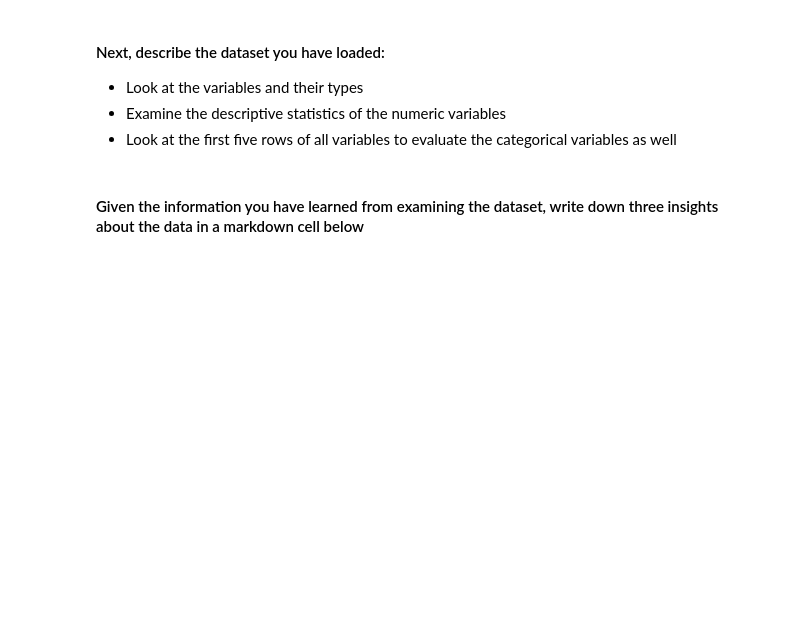
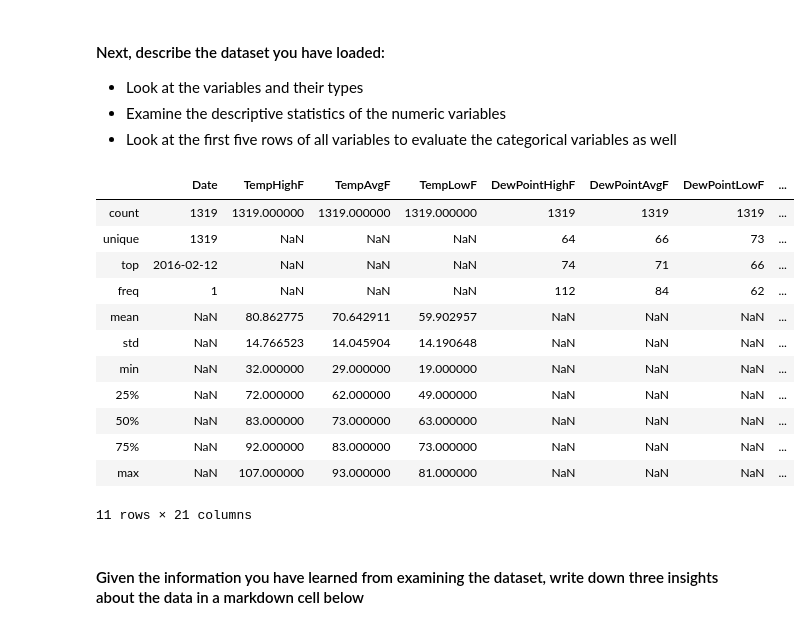
Before and after one commit to ta-data-lis/lab-intro-to-ml, a Jupyter notebook: your-code/main.ipynb, the cells around one changed output. Cells and saved outputs as stored; diff of their text form; code cells hidden in the pictures; blank space fills up the shorter version.

Commit message:
lab-intro-to-ml Raphael Leon

```diff
--- a/your-code/main.ipynb
+++ b/your-code/main.ipynb
@@ -16,0 +18,4 @@
+# %%
+# Your code here
+austin = pd.read_csv('C:\\Users\\rapha\\lab-intro-to-ml\\your-code\\austin_weather.csv')
+austin.head()
@@ -21,6 +34,21 @@
 - Look at the first five rows of all variables to evaluate the categorical variables as well
 # %%
 # Your code here
+austin.describe(include='all')
+# %% [output]
+|  | Date | TempHighF | TempAvgF | TempLowF | DewPointHighF | DewPointAvgF | DewPointLowF | ... |
+| count | 1319 | 1319.000000 | 1319.000000 | 1319.000000 | 1319 | 1319 | 1319 | ... |
+| unique | 1319 | NaN | NaN | NaN | 64 | 66 | 73 | ... |
+| top | 2016-02-12 | NaN | NaN | NaN | 74 | 71 | 66 | ... |
+| freq | 1 | NaN | NaN | NaN | 112 | 84 | 62 | ... |
+| mean | NaN | 80.862775 | 70.642911 | 59.902957 | NaN | NaN | NaN | ... |
+| std | NaN | 14.766523 | 14.045904 | 14.190648 | NaN | NaN | NaN | ... |
+| min | NaN | 32.000000 | 29.000000 | 19.000000 | NaN | NaN | NaN | ... |
+| 25% | NaN | 72.000000 | 62.000000 | 49.000000 | NaN | NaN | NaN | ... |
+| 50% | NaN | 83.000000 | 73.000000 | 63.000000 | NaN | NaN | NaN | ... |
+| 75% | NaN | 92.000000 | 83.000000 | 73.000000 | NaN | NaN | NaN | ... |
+| max | NaN | 107.000000 | 93.000000 | 81.000000 | NaN | NaN | NaN | ... |
+11 rows × 21 columns
 # %%
 # Your code here
 # %%
```
Also changed, not shown: parts of 35 cells of this notebook.
